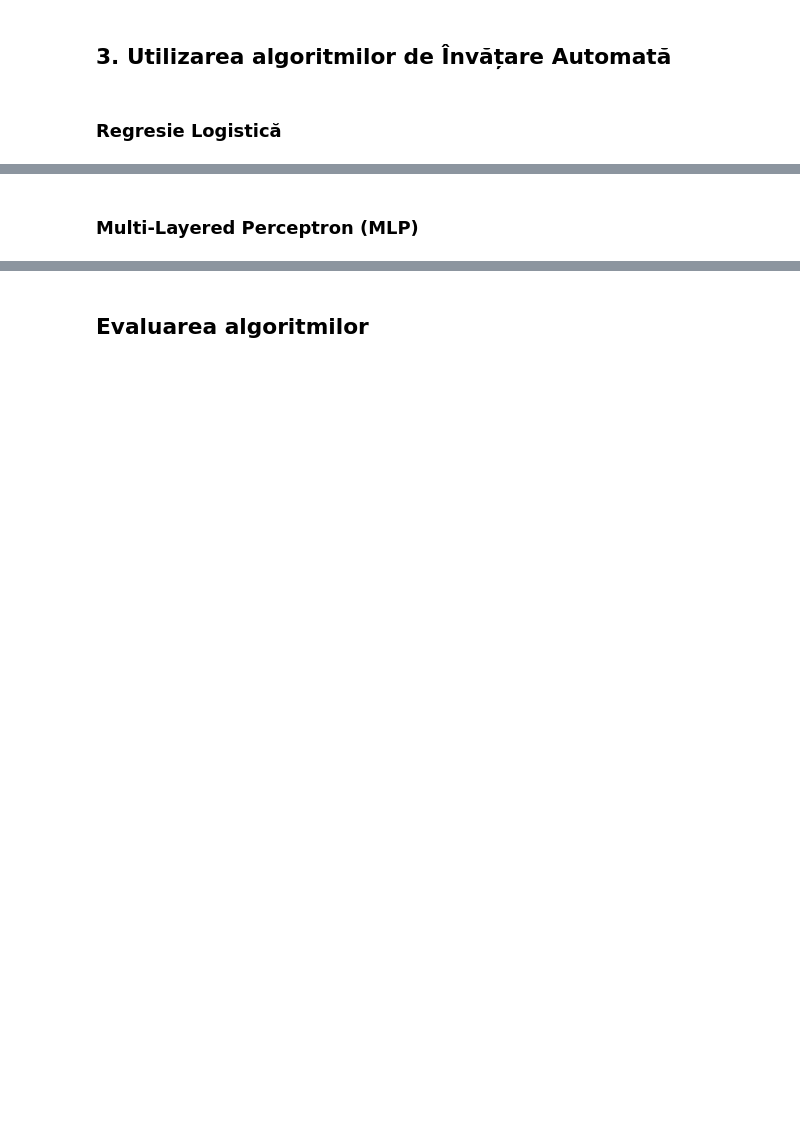
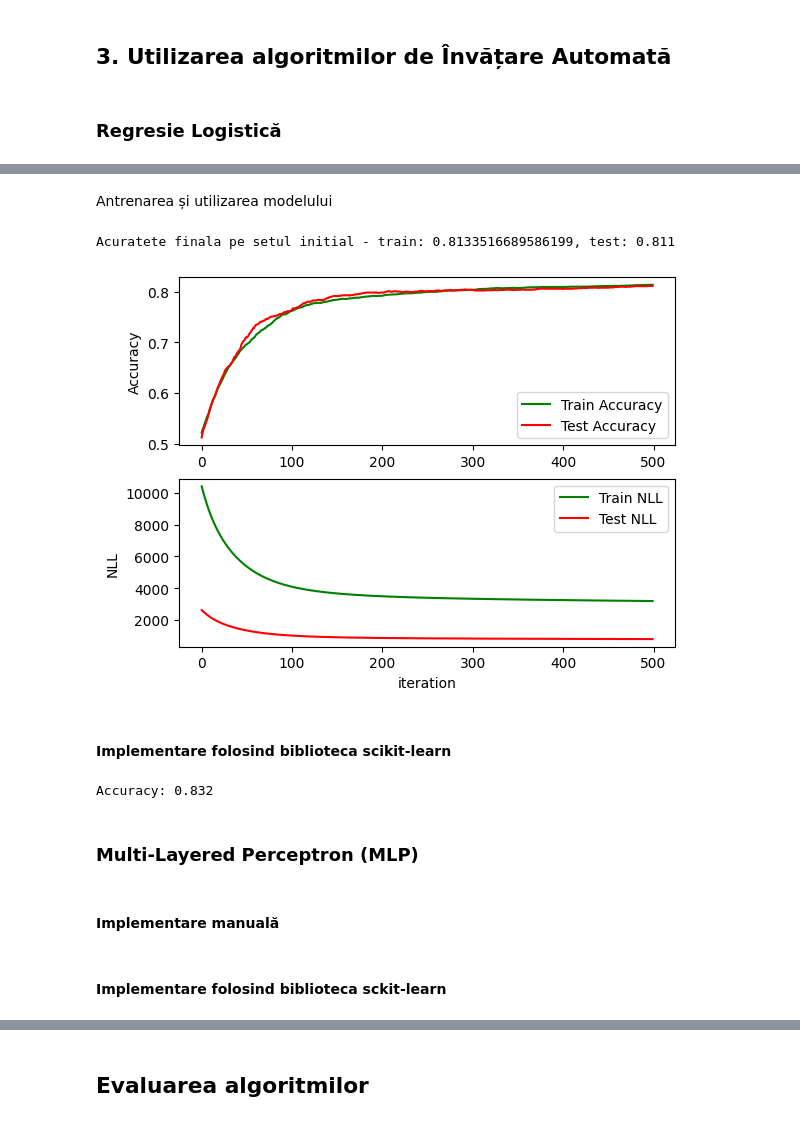
Before and after one commit to Ana-Mirza/IA_Tema2, a Jupyter notebook: tema2.ipynb, the cells around one changed output, grey strips where cells are left out. Cells and saved outputs as stored; diff of their text form; code cells hidden in the pictures; blank space fills up the shorter version.

Commit message:
Add logical regression task
Signed-off-by: Ana Mirza <anamirza2002@gmail.com>

```diff
--- a/tema2.ipynb
+++ b/tema2.ipynb
@@ -367,0 +451,4 @@ Name: count, dtype: float64
+# %%
+# Testare eliminare atribute redundante
+X_train = read_csv(train_file)
+X_train = eliminate_redundant_atributes(X_train, display=True)
@@ -541,0 +721,24 @@ print(X_train)
+# %%
+from sklearn.preprocessing import LabelEncoder, OneHotEncoder
+from sklearn.compose import ColumnTransformer
+
+def categorical_to_numeric(df):
+    """
+    Funcția transformă atributele categorice în atribute numerice.
+
+    :param df: DataFrame Pandas cu datele din fișierul CSV
+    """
+    # Selectează coloanele categorice
+    categorical_columns = df.select_dtypes(include=['object', 'category']).columns
+    target_column = 'money'
+
+    # 3. Aplică LabelEncoder pe variabila țintă
+    label_encoder = LabelEncoder()
+    df[target_column] = label_encoder.fit_transform(df[target_column])
+
+    # 4. Aplică OneHotEncoder pe variabilele categorice
+    df_encoded = pd.get_dummies(df, dtype=float)
+
+    return df_encoded
+# %% [markdown]
+Antrenarea și utilizarea modelului
@@ -542,2 +804,48 @@ print(X_train)
+# %%
+N_EPOCHS = 500  #@param {type: "slider", default: 500, min: 100, max: 1000}
+N_POINTS = 100  #@param {type: "slider", default: 100, min: 50, max: 200}
+VARIANCE = 0.15  #@param {type: "slider", default: 0.15, min: 0.0, max: 0.5}
+
+# Obținem datele
+X, X_train, X_test, T, T_train, T_test = get_data(full_file, train_file, test_file)
+
+# Antrenăm modelul
+w, train_nll, test_nll, train_acc, test_acc = train_and_eval_logistic(X_train, T_train, X_test, T_test, lr=0.1, epochs_no=N_EPOCHS)
+
+# Evaluarea modelului
+Y = predict_logistic(X, w)
+
+print(f"Acuratete finala pe setul initial - train: {train_acc[-1]}, test: {test_acc[-1]}")
+# %% [output]
+Acuratete finala pe setul initial - train: 0.8133516689586199, test: 0.811
+# %%
+plot_evolution(train_acc, test_acc, train_nll, test_nll)
+# %% [output]
+[figure, added]
+# %% [markdown]
+#### Implementare folosind biblioteca scikit-learn
+# %%
+from sklearn.linear_model import LogisticRegression
+from sklearn.metrics import accuracy_score
+
+# Pregătirea datelor
+X, X_train, X_test, T, T_train, T_test = get_data(full_file, train_file, test_file)
+
+# Definirea modelului
+model = LogisticRegression()
+
+# Antrenarea modelului
+model.fit(X_train, T_train)
+
+# Evaluarea modelului
+T_pred = model.predict(X_test)
+accuracy = accuracy_score(T_test, T_pred)
+print("Accuracy:", accuracy)
+# %% [output]
+Accuracy: 0.832
 # %% [markdown]
 ### Multi-Layered Perceptron (MLP)
+# %% [markdown]
+#### Implementare manuală
+# %% [markdown]
+#### Implementare folosind biblioteca sckit-learn
```
Also changed, not shown: parts of 21 cells of this notebook, 4 other files.
